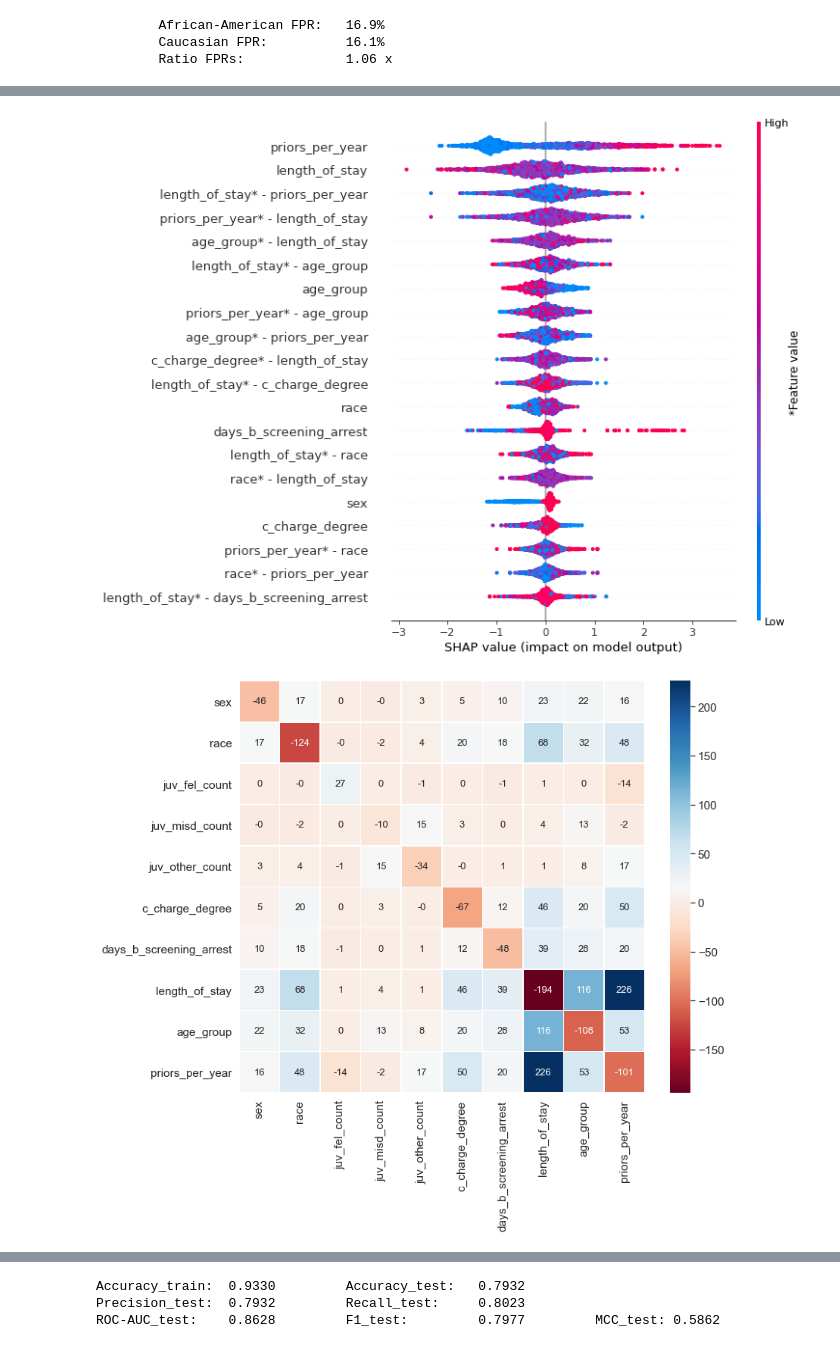
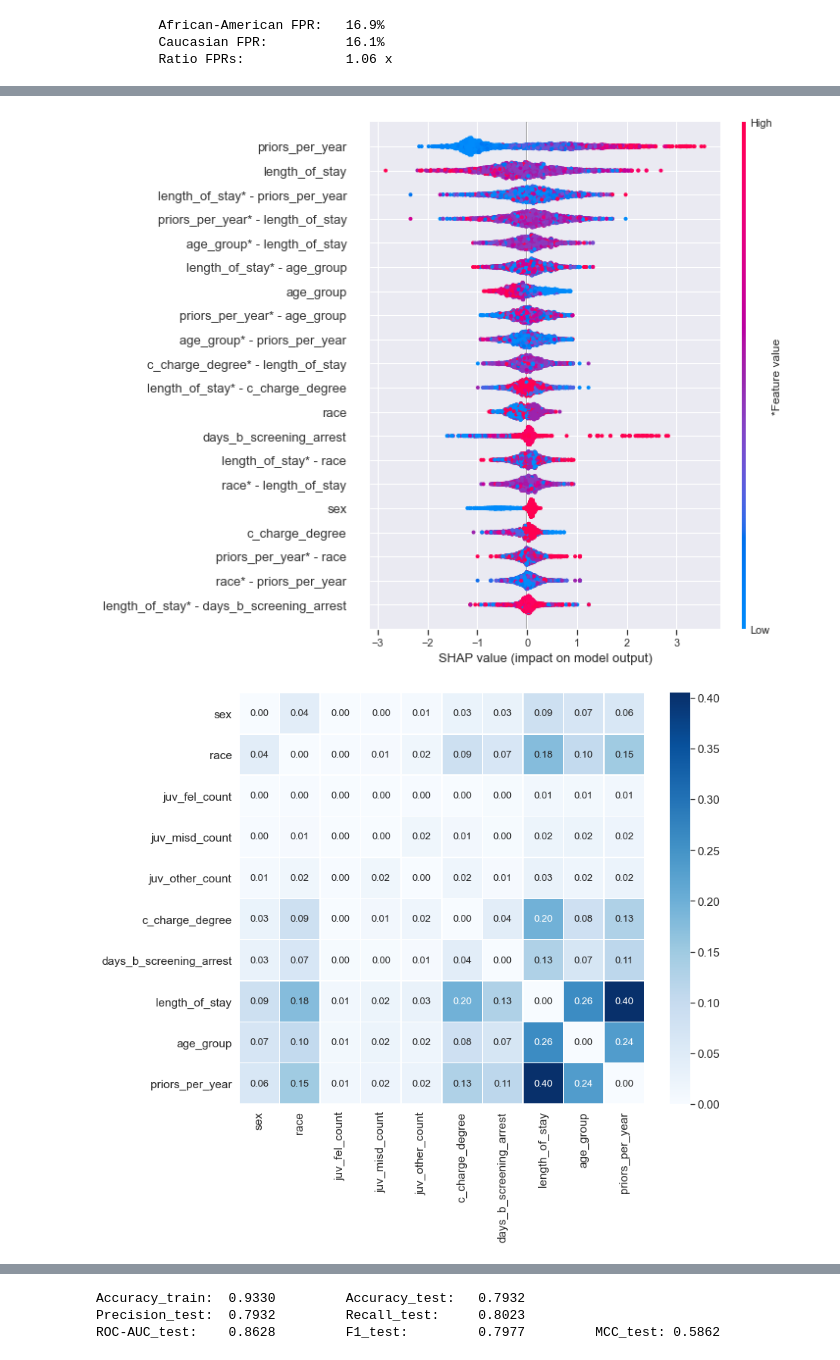
Before and after one commit to PacktPublishing/Interpretable-Machine-Learning-with-Python, a Jupyter notebook: Chapter12/Recidivism_part2.ipynb, the cells around one changed output, grey strips where cells are left out. Cells and saved outputs as stored; diff of their text form; code cells hidden in the pictures.

```diff
--- a/Chapter12/Recidivism_part2.ipynb
+++ b/Chapter12/Recidivism_part2.ipynb
@@ -375,0 +463,7 @@ Wall time: 6min 32s
+# %%
+pbounds = {
+            'l2_leaf_reg': (2,4),
+            'scale_pos_weight': (0.55,0.85)
+          }
+optimizer = BayesianOptimization(hyp_catboost, pbounds, random_state=rand)
+optimizer.maximize(init_points=3, n_iter=7)
@@ -389,3 +503,10 @@ fitted_class_mdls['catboost_opt'] =\
 Accuracy_train:  0.9721         Accuracy_test:   0.8282
 Precision_test:  0.8354         Recall_test:     0.8244
 ROC-AUC_test:    0.8815         F1_test:         0.8299         MCC_test: 0.6564
+# %%
+cb_opt = cb.CatBoostClassifier(random_seed=rand, depth=5,learning_rate=0.5,\
+                               verbose=0, **optimizer.max['params'])
+cb_opt = cb_opt.fit(X_train, y_train)
+fitted_class_mdls['catboost_opt'] =\
+        mldatasets.evaluate_class_mdl(cb_opt, X_train, X_test, y_train, y_test,\
+                  plot_roc=False, plot_conf_matrix=True, ret_eval_dict=True)
@@ -432,19 +569,21 @@ shap_xgb_interact_values = shap_xgb_explainer.shap_interaction_values(X_test)
 shap.summary_plot(shap_xgb_interact_values, X_test,\
                   plot_type="compact_dot", sort=True)
 # %% [output]
-[figure, old version]
+[figure, new version]
 # %%
-shap_xgb_interact_df = pd.DataFrame(np.sum(shap_xgb_interact_values, axis=0))
+shap_xgb_interact_avgs = np.abs(shap_xgb_interact_values).mean(0)
+np.fill_diagonal(shap_xgb_interact_avgs, 0)
+shap_xgb_interact_df = pd.DataFrame(shap_xgb_interact_avgs)
 shap_xgb_interact_df.columns = X_test.columns
 shap_xgb_interact_df.index = X_test.columns
 
 plt.figure(figsize=(12,10))
 sns.set(font_scale=1.4)
-sns.heatmap(shap_xgb_interact_df, cmap='RdBu', annot=True,\
-            annot_kws={'size':13}, fmt='.0f', linewidths=.5)
+sns.heatmap(shap_xgb_interact_df, cmap='Blues', annot=True,\
+            annot_kws={'size':13}, fmt='.2f', linewidths=.5)
 plt.show()
 # %% [output]
-[figure, old version]
+[figure, new version]
 # %%
 X_train_con = X_train.drop(['race'], axis=1).copy()
 X_test_con = X_test.drop(['race'], axis=1).copy()
```
Also changed, not shown: parts of 34 cells of this notebook, 9 other files.
